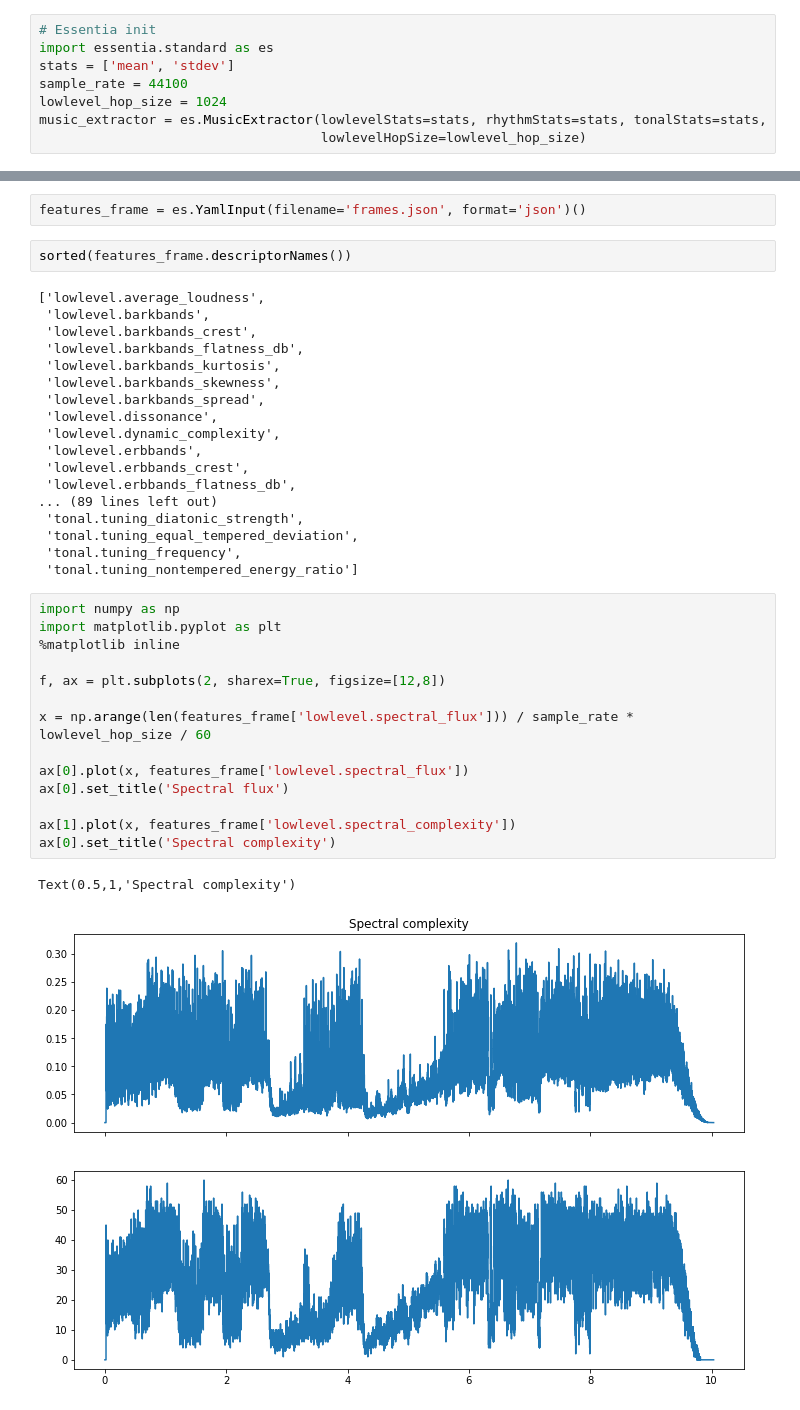
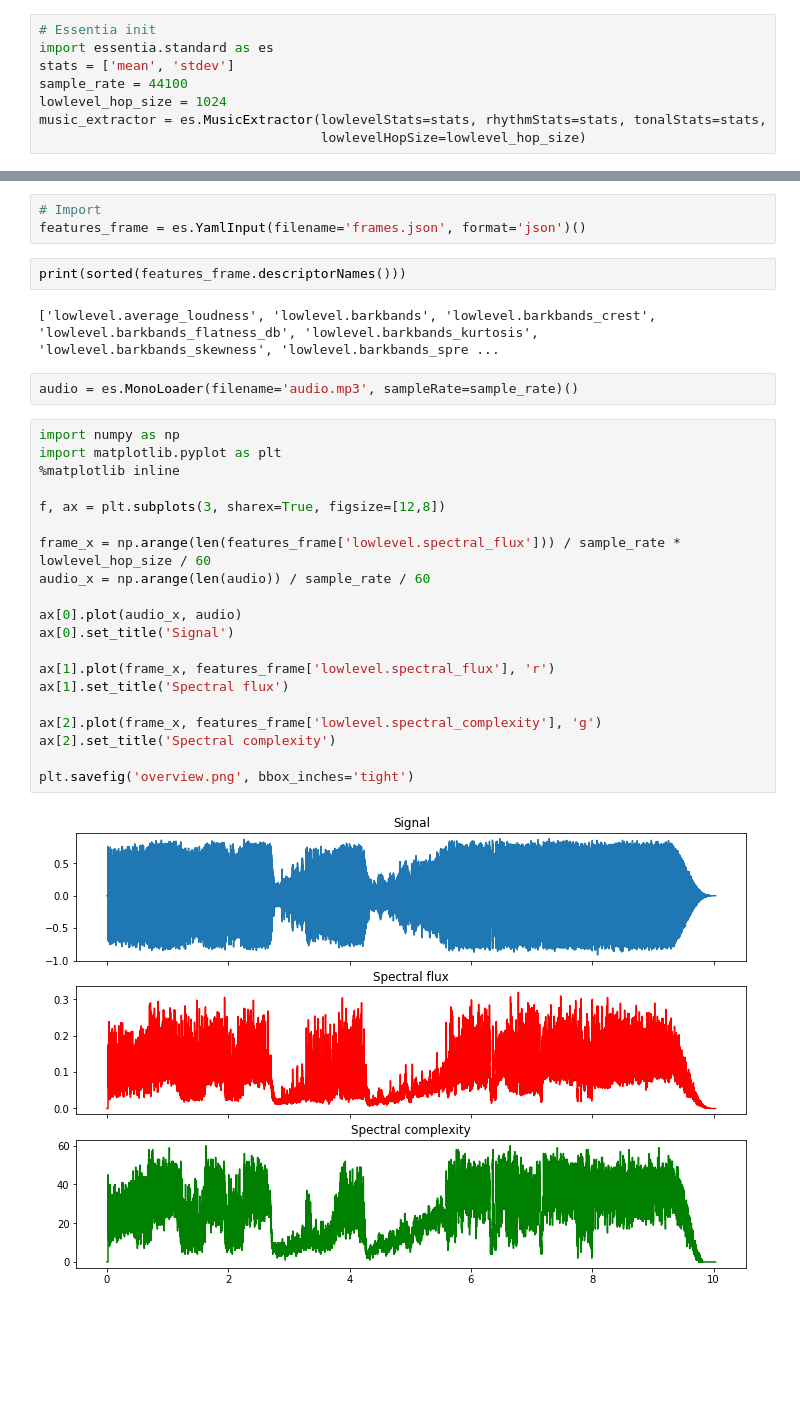
Before and after one commit to kamalsky/MIRCourse, a Jupyter notebook: amplab/music-analysis/amplab-music-analysis.ipynb, the cells around one changed output, grey strips where cells are left out. Cells and saved outputs as stored; diff of their text form; blank space fills up the shorter version.

```diff
--- a/amplab/music-analysis/amplab-music-analysis.ipynb
+++ b/amplab/music-analysis/amplab-music-analysis.ipynb
@@ -18,39 +20,31 @@ es.YamlOutput(format='json', filename='frames.json')(feature_frame)
 # %%
+# Import
 features_frame = es.YamlInput(filename='frames.json', format='json')()
 # %%
-sorted(features_frame.descriptorNames())
+print(sorted(features_frame.descriptorNames()))
 # %% [output]
-['lowlevel.average_loudness',
- 'lowlevel.barkbands',
- 'lowlevel.barkbands_crest',
- 'lowlevel.barkbands_flatness_db',
- 'lowlevel.barkbands_kurtosis',
- 'lowlevel.barkbands_skewness',
- 'lowlevel.barkbands_spread',
- 'lowlevel.dissonance',
- 'lowlevel.dynamic_complexity',
- 'lowlevel.erbbands',
- 'lowlevel.erbbands_crest',
- 'lowlevel.erbbands_flatness_db',
-... (89 lines left out)
- 'tonal.tuning_diatonic_strength',
- 'tonal.tuning_equal_tempered_deviation',
- 'tonal.tuning_frequency',
- 'tonal.tuning_nontempered_energy_ratio']
+['lowlevel.average_loudness', 'lowlevel.barkbands', 'lowlevel.barkbands_crest', 'lowlevel.barkbands_flatness_db', 'lowlevel.barkbands_kurtosis', 'lowlevel.barkbands_skewness', 'lowlevel.barkbands_spre ...
+# %%
+audio = es.MonoLoader(filename='audio.mp3', sampleRate=sample_rate)()
 # %%
 import numpy as np
 import matplotlib.pyplot as plt
 %matplotlib inline
 
-f, ax = plt.subplots(2, sharex=True, figsize=[12,8])
+f, ax = plt.subplots(3, sharex=True, figsize=[12,8])
 
-x = np.arange(len(features_frame['lowlevel.spectral_flux'])) / sample_rate * lowlevel_hop_size / 60
+frame_x = np.arange(len(features_frame['lowlevel.spectral_flux'])) / sample_rate * lowlevel_hop_size / 60
+audio_x = np.arange(len(audio)) / sample_rate / 60
 
-ax[0].plot(x, features_frame['lowlevel.spectral_flux'])
-ax[0].set_title('Spectral flux')
+ax[0].plot(audio_x, audio)
+ax[0].set_title('Signal')
 
-ax[1].plot(x, features_frame['lowlevel.spectral_complexity'])
-ax[0].set_title('Spectral complexity')
+ax[1].plot(frame_x, features_frame['lowlevel.spectral_flux'], 'r')
+ax[1].set_title('Spectral flux')
+
+ax[2].plot(frame_x, features_frame['lowlevel.spectral_complexity'], 'g')
+ax[2].set_title('Spectral complexity')
+
+plt.savefig('overview.png', bbox_inches='tight')
 # %% [output]
-Text(0.5,1,'Spectral complexity')
-[figure, old version]
+[figure, new version]
```
Also changed, not shown: parts of 3 cells of this notebook, 6 other files.
